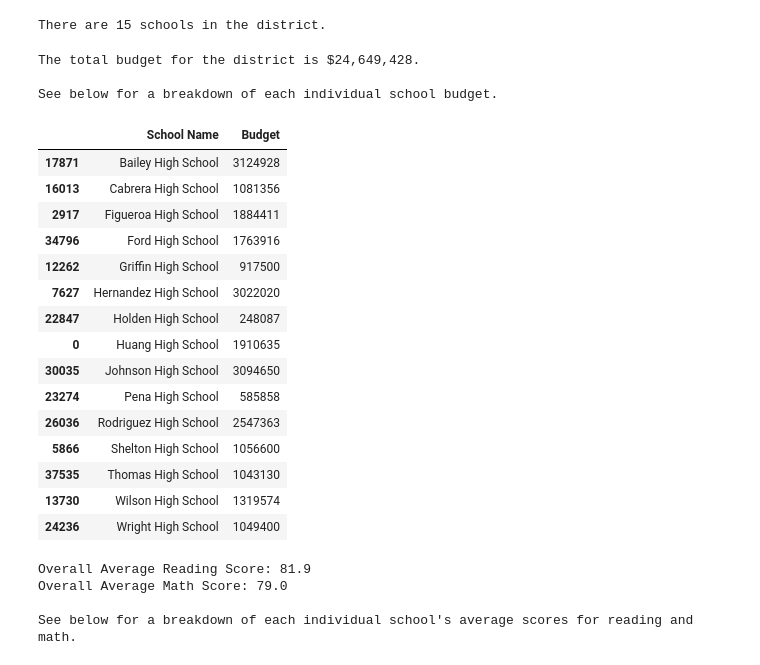
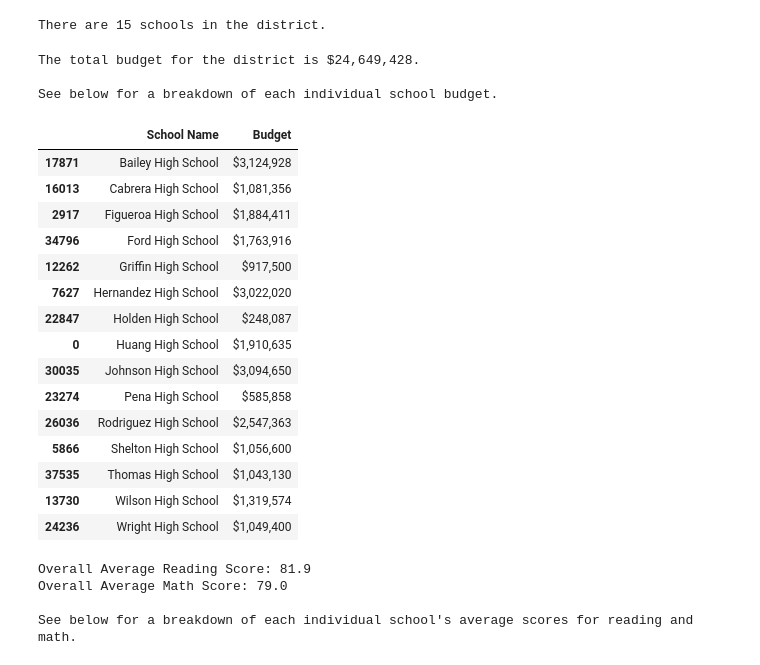
Before and after one commit to katiemtroll/School_District_Analysis, a Jupyter notebook: PyCitySchools.ipynb, the cells around one changed output. Cells and saved outputs as stored; diff of their text form; code cells hidden in the pictures.

```diff
--- a/PyCitySchools.ipynb
+++ b/PyCitySchools.ipynb
@@ -243,40 +243,40 @@ There are 15 schools in the district.
 # %%
 # calculate the total budget for all of the schools
 total_budget = complete_data_df['budget'].unique().sum()
 print("The total budget for the district is $"+ "{:,}".format(total_budget)+ ".")
 
 # extra to practice knowledge - make a dataframe that shows the budget for each individual school. Don't use groupby here.
 print("\nSee below for a breakdown of each individual school budget.")
 
 school_budgets = complete_data_df['budget']
 school_names = complete_data_df['school_name']
 indv_budgets ={"School Name": school_names,
                "Budget": school_budgets}
 indv_budget_df = pd.DataFrame(indv_budgets, columns=["School Name", "Budget"])
 indv_budget_df = indv_budget_df.drop_duplicates(subset = "School Name")
-#indv_budget_df["Budget"] = indv_budget_df["Budget"].apply('${:,}'.format)
+indv_budget_df["Budget"] = indv_budget_df["Budget"].apply('${:,}'.format)
 indv_budget_df = indv_budget_df.sort_values(by="School Name", ascending=True)
 indv_budget_df
 # %% [output]
 The total budget for the district is $24,649,428.
 
 See below for a breakdown of each individual school budget.
 |  | School Name | Budget |
-| 17871 | Bailey High School | 3124928 |
-| 16013 | Cabrera High School | 1081356 |
-| 2917 | Figueroa High School | 1884411 |
-| 34796 | Ford High School | 1763916 |
-| 12262 | Griffin High School | 917500 |
-| 7627 | Hernandez High School | 3022020 |
-| 22847 | Holden High School | 248087 |
-| 0 | Huang High School | 1910635 |
-| 30035 | Johnson High School | 3094650 |
-| 23274 | Pena High School | 585858 |
-| 26036 | Rodriguez High School | 2547363 |
-| 5866 | Shelton High School | 1056600 |
-| 37535 | Thomas High School | 1043130 |
-| 13730 | Wilson High School | 1319574 |
-| 24236 | Wright High School | 1049400 |
+| 17871 | Bailey High School | $3,124,928 |
+| 16013 | Cabrera High School | $1,081,356 |
+| 2917 | Figueroa High School | $1,884,411 |
+| 34796 | Ford High School | $1,763,916 |
+| 12262 | Griffin High School | $917,500 |
+| 7627 | Hernandez High School | $3,022,020 |
+| 22847 | Holden High School | $248,087 |
+| 0 | Huang High School | $1,910,635 |
+| 30035 | Johnson High School | $3,094,650 |
+| 23274 | Pena High School | $585,858 |
+| 26036 | Rodriguez High School | $2,547,363 |
+| 5866 | Shelton High School | $1,056,600 |
+| 37535 | Thomas High School | $1,043,130 |
+| 13730 | Wilson High School | $1,319,574 |
+| 24236 | Wright High School | $1,049,400 |
 # %%
 # next, we need to get the average math and reading scores
 mean_reading_score = complete_data_df['reading_score'].mean()
```
Also changed, not shown: parts of 11 cells of this notebook.
